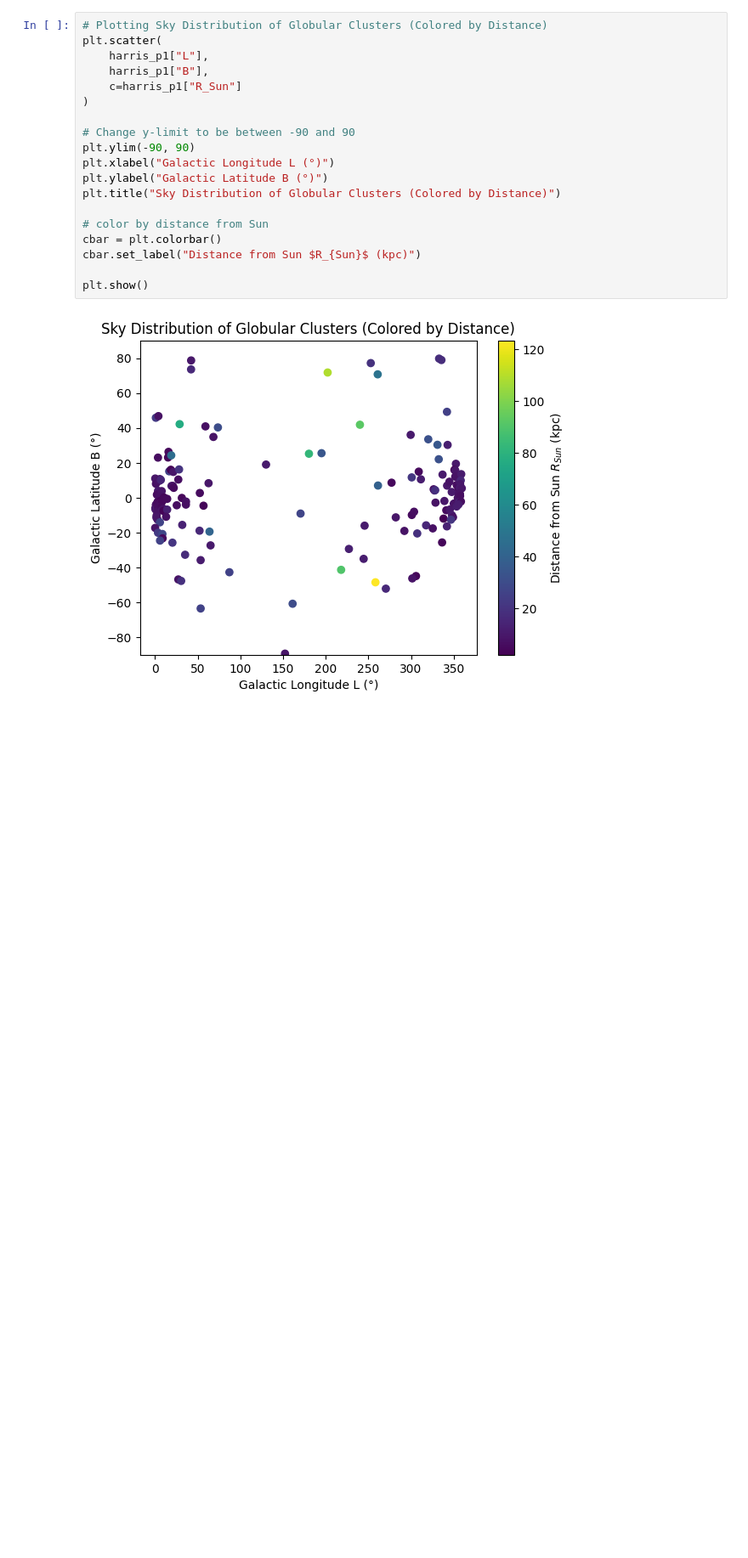
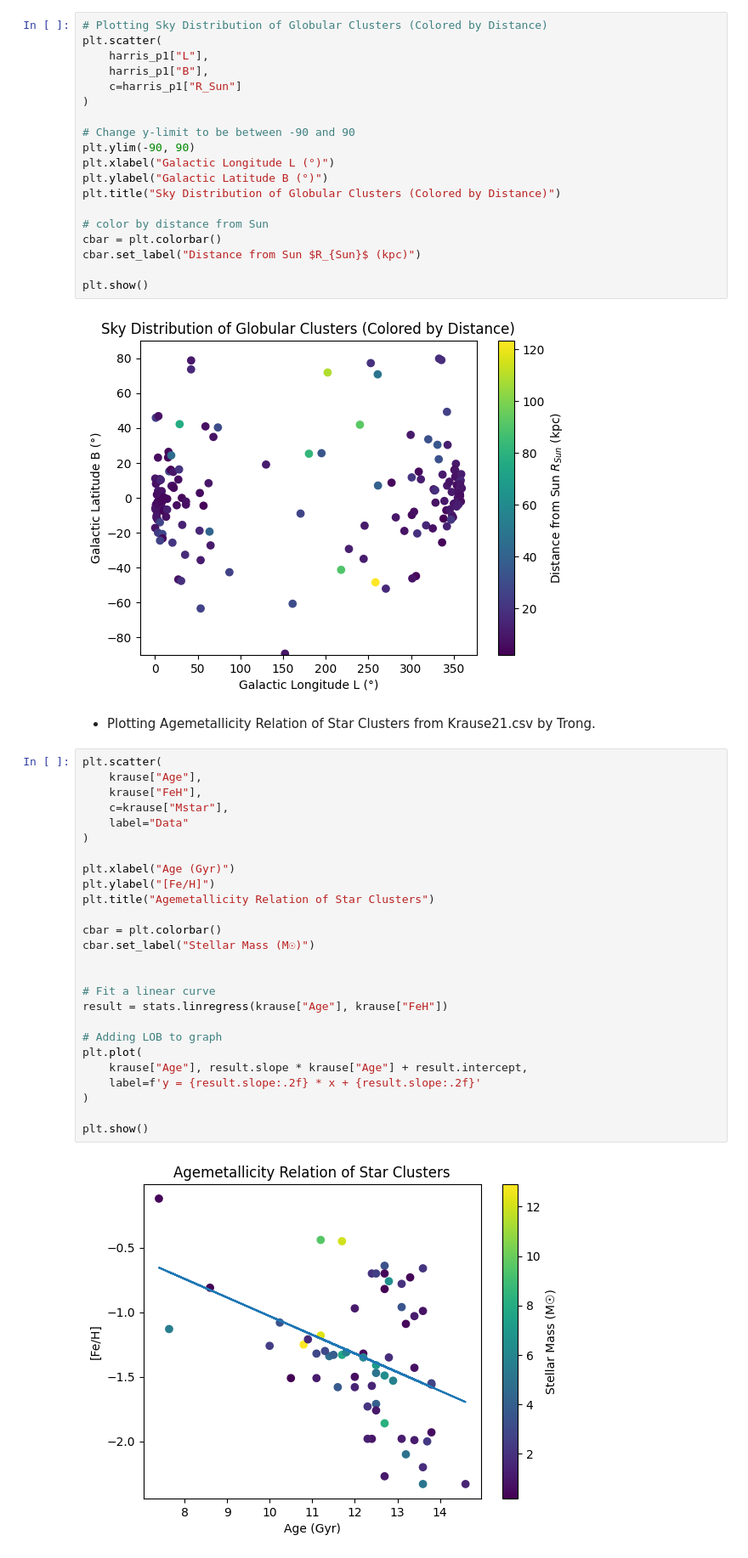
Before and after one commit to Frankyang2002/PHYS3116-Area-51-Interns, a Jupyter notebook: src/Computational Assessment.ipynb, the cells around one changed output. Shown: that part at 85% size. Cells and saved outputs as stored; diff of their text form; blank space fills up the shorter version.

Commit message:
Feat: plotting agementallicity relation

```diff
--- a/src/Computational Assessment.ipynb
+++ b/src/Computational Assessment.ipynb
@@ -70,3 +72,33 @@ cbar.set_label("Distance from Sun $R_{Sun}$ (kpc)")
 plt.show()
 # %% [output]
 [figure]
+# %% [markdown]
+- Plotting Agemetallicity Relation of Star Clusters from Krause21.csv by Trong.
+# %%
+plt.scatter(
+    krause["Age"],
+    krause["FeH"],
+    c=krause["Mstar"],
+    label="Data"
+)
+
+plt.xlabel("Age (Gyr)")
+plt.ylabel("[Fe/H]")
+plt.title("Agemetallicity Relation of Star Clusters")
+
+cbar = plt.colorbar()
+cbar.set_label("Stellar Mass (M☉)")
+
+
+# Fit a linear curve
+result = stats.linregress(krause["Age"], krause["FeH"])
+
+# Adding LOB to graph
+plt.plot(
+    krause["Age"], result.slope * krause["Age"] + result.intercept,
+    label=f'y = {result.slope:.2f} * x + {result.slope:.2f}'
+)
+
+plt.show()
+# %% [output]
+[figure, added]
```
Also changed, not shown: parts of 3 cells of this notebook.
